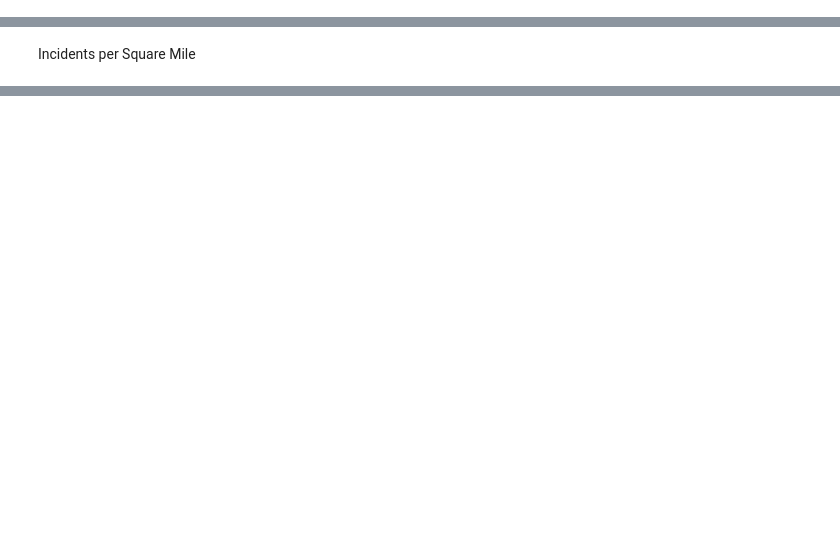
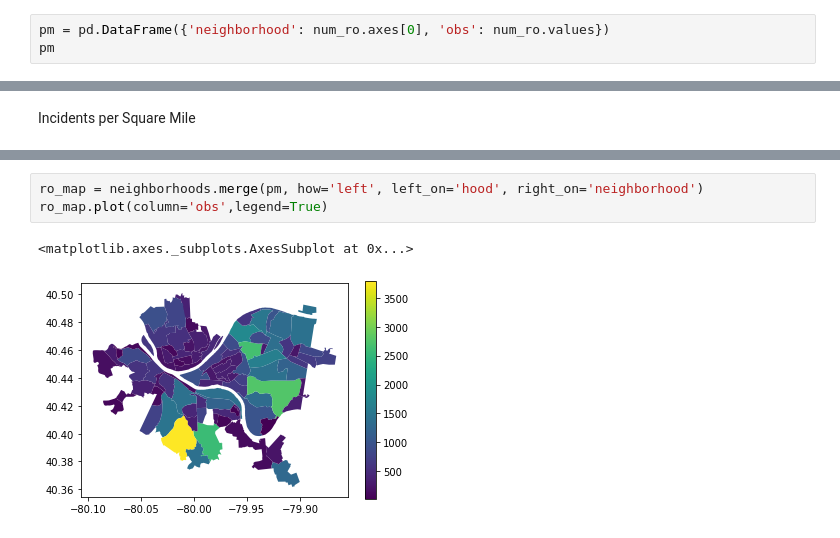
Before and after one commit to drewlp22/cmpinf0010-final, a Jupyter notebook: Drew_notebook.ipynb, the cells around one changed output, grey strips where cells are left out. Drawn from its saved outputs; the diff is of its cells as text; blank space fills up the shorter version.

Commit message:
Added heatmap of road obstructions

```diff
--- a/Drew_notebook.ipynb
+++ b/Drew_notebook.ipynb
@@ -69,0 +64,3 @@ ValueError: You are trying to merge on object and int64 columns. If you wish to
+# %%
+pm = pd.DataFrame({'neighborhood': num_ro.axes[0], 'obs': num_ro.values})
+pm
@@ -85,3 +97,9 @@ hood_csv.filter(["hood", "sqmiles"])
 | 88 | Ridgemont | 0.369 |
 | 89 | West End | 0.200 |
 90 rows × 2 columns
+# %%
+ro_map = neighborhoods.merge(pm, how='left', left_on='hood', right_on='neighborhood')
+ro_map.plot(column='obs',legend=True)
+# %% [output]
+<matplotlib.axes._subplots.AxesSubplot at 0x...>
+[figure, added]
```
Also changed, not shown: parts of 5 cells of this notebook.
